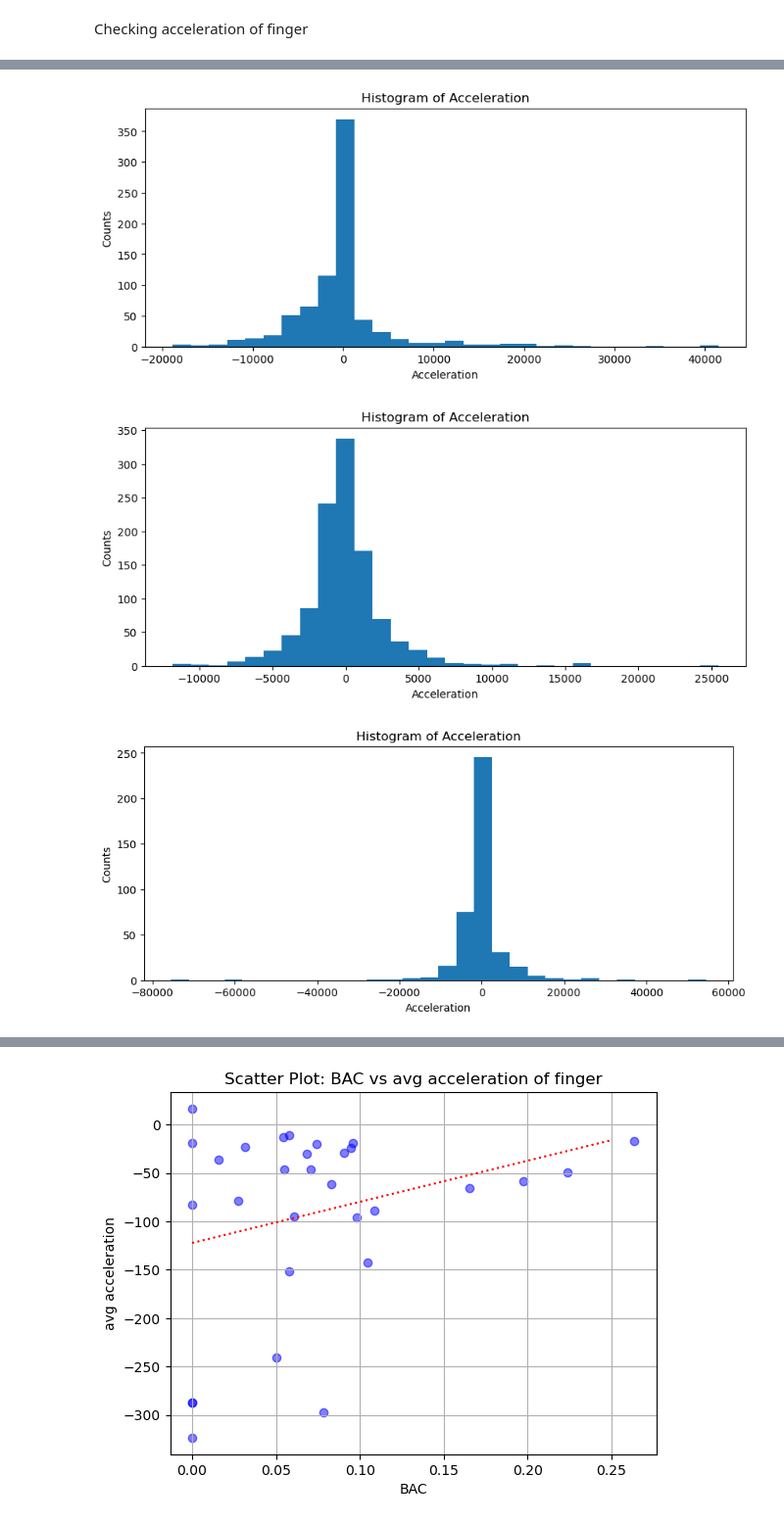
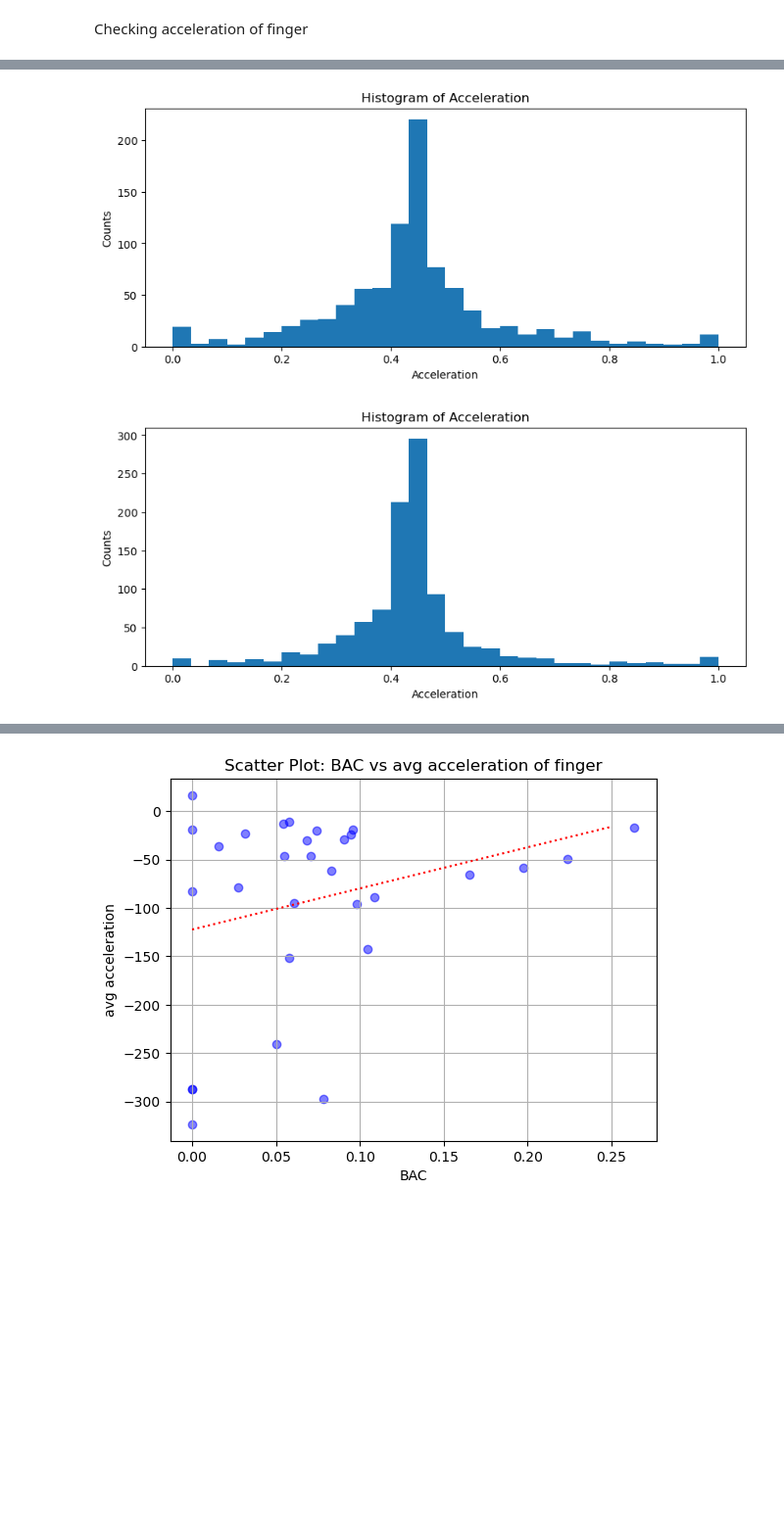
Before and after one commit to ng432/SoberSense, a Jupyter notebook: Data analysis/pilot_data_exploration.ipynb, the cells around one changed output, grey strips where cells are left out. Shown at 98% size. Cells and saved outputs as stored; diff of their text form; code cells hidden in the pictures; blank space fills up the shorter version.

```diff
--- a/Data analysis/pilot_data_exploration.ipynb
+++ b/Data analysis/pilot_data_exploration.ipynb
@@ -45,16 +45,15 @@ print(screen_heights)
 def prep_transform(unprocessed_data):
     x = processing_transform(unprocessed_data)
     x = append_distance(x)
+    x, _ = append_RT(x, unprocessed_data, normalising=True)
     x = append_velocity_and_acceleration(x)
-    #x, _ = append_RT(x, unprocessed_data)
     return x
 
 def augmentation_transform(x):
     # x = randomly_flipx(x)
     # x = randomly_flipy(x)
-    x = randomly_crop(x, crop_size= 200)
+    #x = randomly_crop(x, crop_size= 200)
     return x
-
 
 data = SoberSenseDataset('pilot_data',
                          prep_transform=prep_transform,
@@ -63,4 +62,7 @@ data = SoberSenseDataset('pilot_data',
                          label_name = label_name)
 
 print("Example shape for one sample:", data[0][0].shape)
+
+# for i in range(len(data)):
+#     print("Example shape for one sample:", data[i][0].shape)
 # %% [output]
@@ -204,17 +226,16 @@ Checking how distance between touch point and circle changes across all data sam
 # features: x_touch, x_path, y_touch, y_path, time, distance
 
 plot_RT = False
-feature_to_plot = 'dist'
+feature_to_plot = 'x'
 
 # just printing a sample
-for i in range(0, len(data)):
+for i in range(0, len(data), 10):
 
     single_instance = data[i][0].cpu().numpy()
     bac = data[i][1]
 
     times = single_instance[4, :]
     distances = single_instance[5, :]
-
 
     touch_x = single_instance[0, :]
     path_x = single_instance[1, :]
@@ -317,5 +364,5 @@ Checking velocity of touch movement
 # %%
-for i in range(0, len(data), 8):
+for i in range(0, len(data), 10):
 
     times = data[i][0][4, :].cpu().numpy()
     velocities = data[i][0][6, :].cpu().numpy()
@@ -326,16 +373,26 @@ for i in range(0, len(data), 8):
 
     plt.figure(i, figsize=(10, 4))
 
+    #normalised_velocities = (velocities - median_velocity) / iqr_velocity
+
+    normalised_velocities = np.clip(velocities, minclip_velocity, maxclip_velocity)
+    normalised_velocities = (normalised_velocities - minclip_velocity) / (maxclip_velocity-minclip_velocity)
+
     #plt.plot(times, velocities)
     #plt.scatter(times, velocities, color='red', marker='o', label='Scatter Plot', s=10)
     # plt.xlabel('Time')
     # plt.ylabel('Distance')
     # plt.title('Velocity of touch point')
 
-    plt.hist(velocities, bins = 10)
+    plt.hist(normalised_velocities, bins = 10)
     plt.xlabel("Velocity")
     plt.ylabel("Counts")
     plt.title("Histogram of velocities")
 
     plt.show()
+
+normalised_velocities[normalised_velocities < 0]
+
+all_velocities = np.array(all_velocities)
+all_velocities[all_velocities < 0]
 # %% [output]
@@ -374,10 +431,12 @@ plt.show()
 # %% [markdown]
 Checking acceleration of finger
 # %%
-for i in range(0, len(data), 5):
+
+for i in range(0, len(data), 10):
 
     times = data[i][0][4, :].cpu().numpy()
     accelerations = data[i][0][7, :].cpu().numpy()
+
 
     plt.figure(i, figsize=(10, 4))
 
@@ -389,8 +448,15 @@ for i in range(0, len(data), 5):
 
     # appearing much like normal distribution, so consider normalising with that?
     # median acceleration seems much less applicable
+    #
+    #
 
-    plt.hist(accelerations, bins = 30)
+    #normalised_acceleration = (accelerations - median_acc) / iqr_acc
+
+    normalised_acceleration = np.clip(accelerations, minclip_acceleration, maxclip_acceleration)
+    normalised_acceleration = (normalised_acceleration - minclip_acceleration) / (maxclip_acceleration - minclip_acceleration)
+
+    plt.hist(normalised_acceleration, bins = 30)
     plt.xlabel("Acceleration")
     plt.ylabel("Counts")
     plt.title("Histogram of Acceleration")
@@ -404,3 +470,2 @@ for i in range(0, len(data), 5):
-[figure, old version]
+[figure, new version]
-[figure, old version]
+[figure, new version]
-[figure, removed]
```
Also changed, not shown: parts of 9 cells of this notebook.
